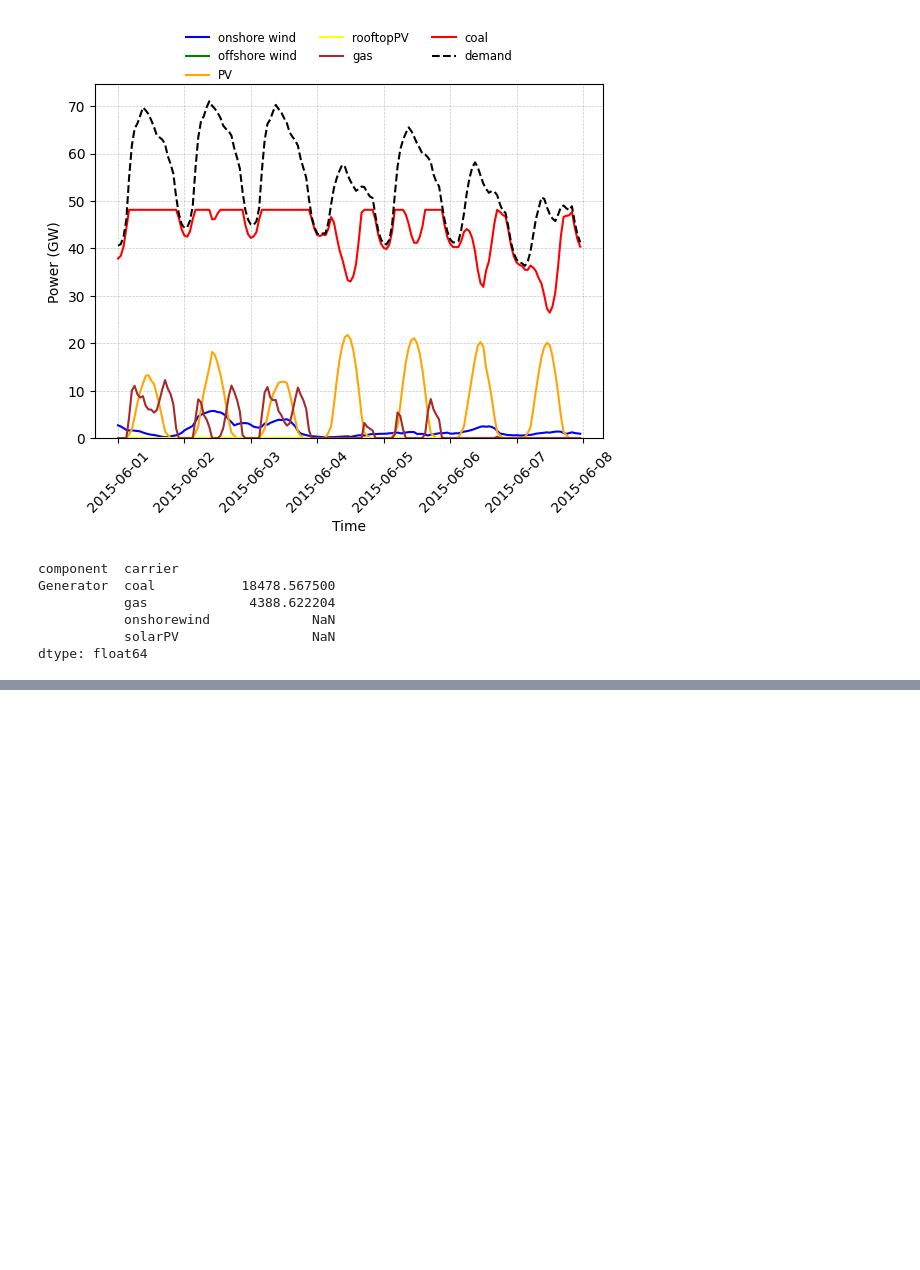
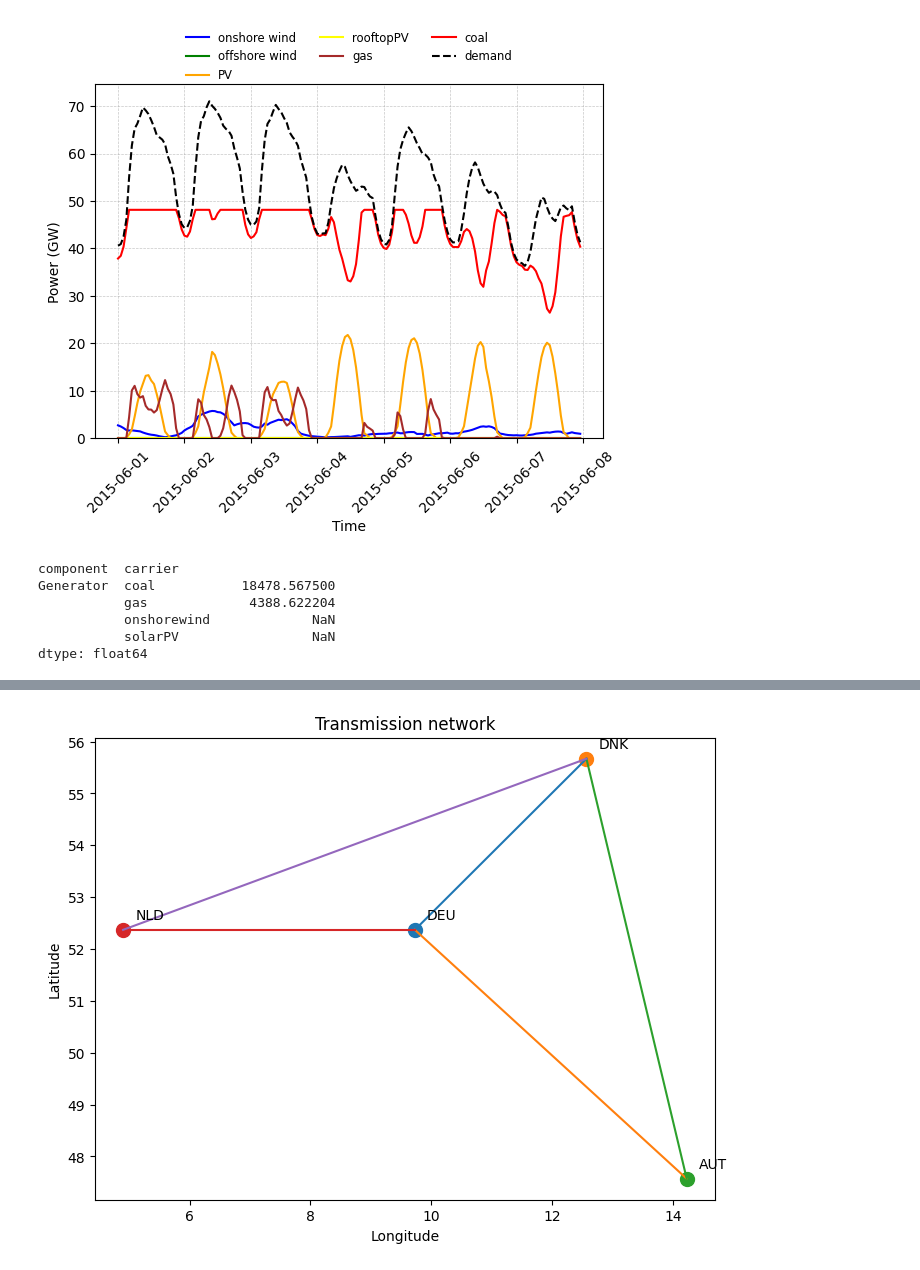
Before and after one commit to Anastasia99-gif/IEG2026, a Jupyter notebook: Assignment 1.ipynb, the cells around one changed output, grey strips where cells are left out. Drawn from its saved outputs; the diff is of its cells as text; code cells hidden in the pictures; blank space fills up the shorter version.

```diff
--- a/Assignment 1.ipynb
+++ b/Assignment 1.ipynb
@@ -792,0 +927,9 @@ plt.show()
+# %%
+def annuity(n,r):
+    """ Calculate the annuity factor for an asset with lifetime n years and
+    discount rate  r """
+
+    if r > 0:
+        return r/(1. - 1./(1.+r)**n)
+    else:
+        return 1/n
@@ -792,0 +1181,22 @@ plt.show()
+# %%
+fig, ax = plt.subplots(figsize=(8,6))
+
+# plot buses
+for bus_name, bus in n.buses.iterrows():
+    ax.scatter(bus["x"], bus["y"], s=100)
+    ax.text(bus["x"]+0.2, bus["y"]+0.2, bus_name, fontsize=10)
+
+# plot lines
+for line_name, line in n.lines.iterrows():
+    x0 = n.buses.loc[line["bus0"], "x"]
+    y0 = n.buses.loc[line["bus0"], "y"]
+    x1 = n.buses.loc[line["bus1"], "x"]
+    y1 = n.buses.loc[line["bus1"], "y"]
+    ax.plot([x0, x1], [y0, y1])
+
+ax.set_xlabel("Longitude")
+ax.set_ylabel("Latitude")
+ax.set_title("Transmission network")
+plt.show()
+# %% [output]
+[figure, added]
```
Also changed, not shown: parts of 24 cells of this notebook.
